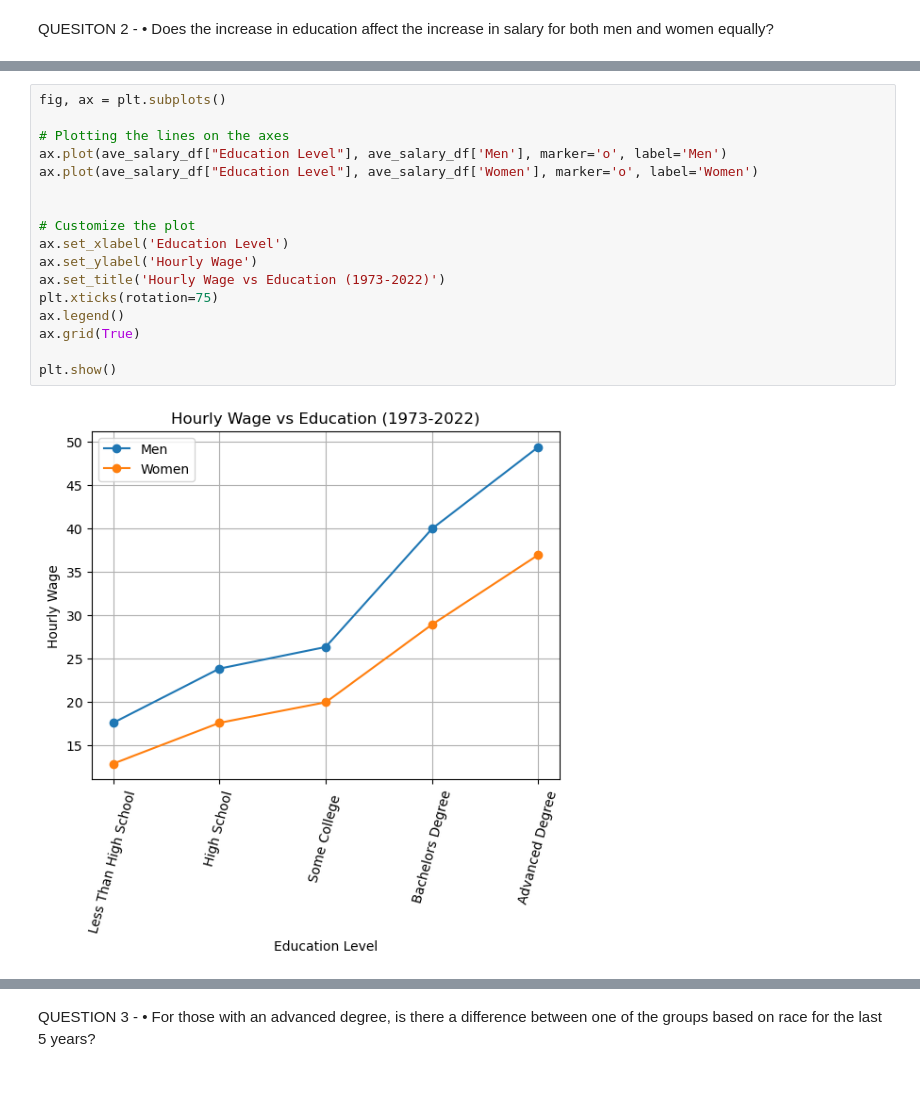
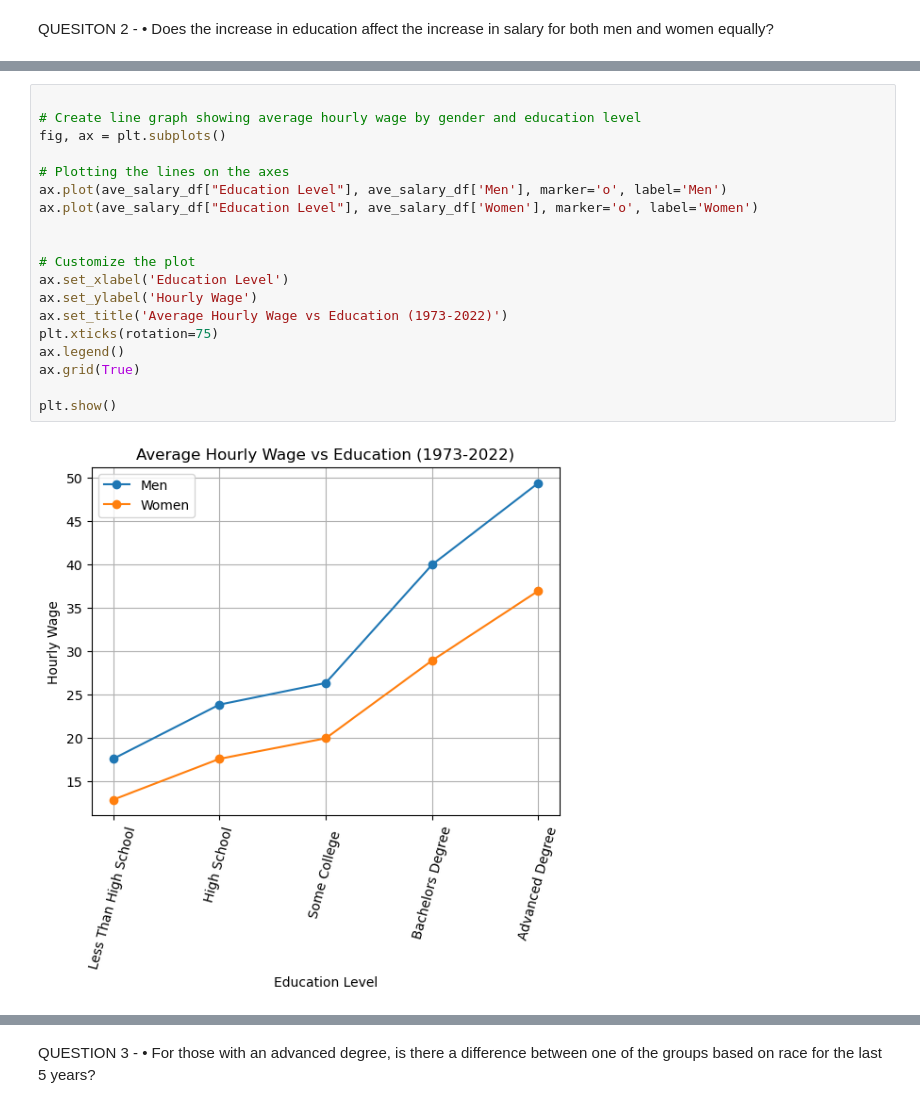
Before and after one commit to Crashapple/Project_1, a Jupyter notebook: Project1.ipynb, the cells around one changed output, grey strips where cells are left out. Drawn from its saved outputs; the diff is of its cells as text.

```diff
--- a/Project1.ipynb
+++ b/Project1.ipynb
@@ -89,20 +60,22 @@ p-value: 0.29077513659944404  (men vs women: 1973-2022)
 # %%
+
+# Create line graph showing average hourly wage by gender and education level
 fig, ax = plt.subplots()
 
 # Plotting the lines on the axes
 ax.plot(ave_salary_df["Education Level"], ave_salary_df['Men'], marker='o', label='Men')
 ax.plot(ave_salary_df["Education Level"], ave_salary_df['Women'], marker='o', label='Women')
 
 
 # Customize the plot
 ax.set_xlabel('Education Level')
 ax.set_ylabel('Hourly Wage')
-ax.set_title('Hourly Wage vs Education (1973-2022)')
+ax.set_title('Average Hourly Wage vs Education (1973-2022)')
 plt.xticks(rotation=75)
 ax.legend()
 ax.grid(True)
 
 plt.show()
 # %% [output]
-[figure, old version]
+[figure, new version]
 # %%
```
Also changed, not shown: parts of 7 cells of this notebook.
